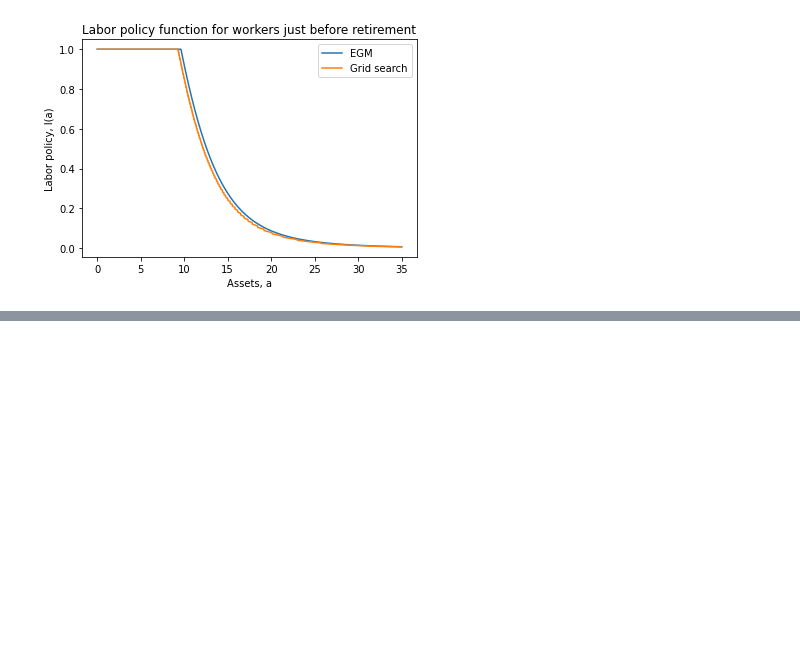
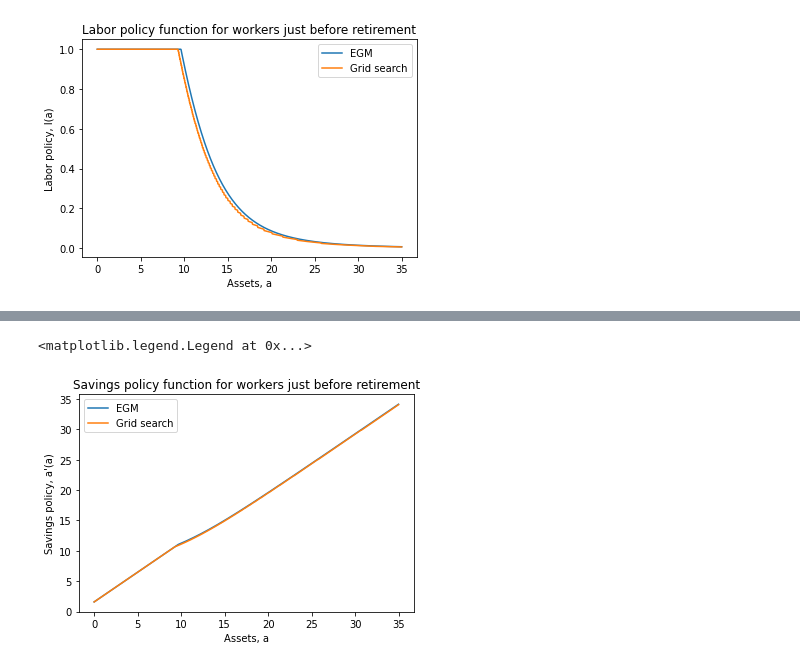
Before and after one commit to john-p-ryan/computation_2024, a Jupyter notebook: Conesa_Krueger/Conesa_Krueger_py.ipynb, the cells around one changed output, grey strips where cells are left out. Drawn from its saved outputs; the diff is of its cells as text; code cells hidden in the pictures; blank space fills up the shorter version.

```diff
--- a/Conesa_Krueger/Conesa_Krueger_py.ipynb
+++ b/Conesa_Krueger/Conesa_Krueger_py.ipynb
@@ -314,0 +327,12 @@ plt.legend()
+# %%
+# compare savings policy functions
+plt.plot(a_grids[-1, :], a_policy_w[-1, 0, :], label='EGM')
+plt.plot(OLG.a_grid, g_w[-1, :, 0], label='Grid search')
+plt.xlabel('Assets, a')
+plt.ylabel('Savings policy, a\'(a)')
+# set title
+plt.title('Savings policy function for workers just before retirement')
+plt.legend()
+# %% [output]
+<matplotlib.legend.Legend at 0x...>
+[figure, added]
```
Also changed, not shown: parts of 2 cells of this notebook.
